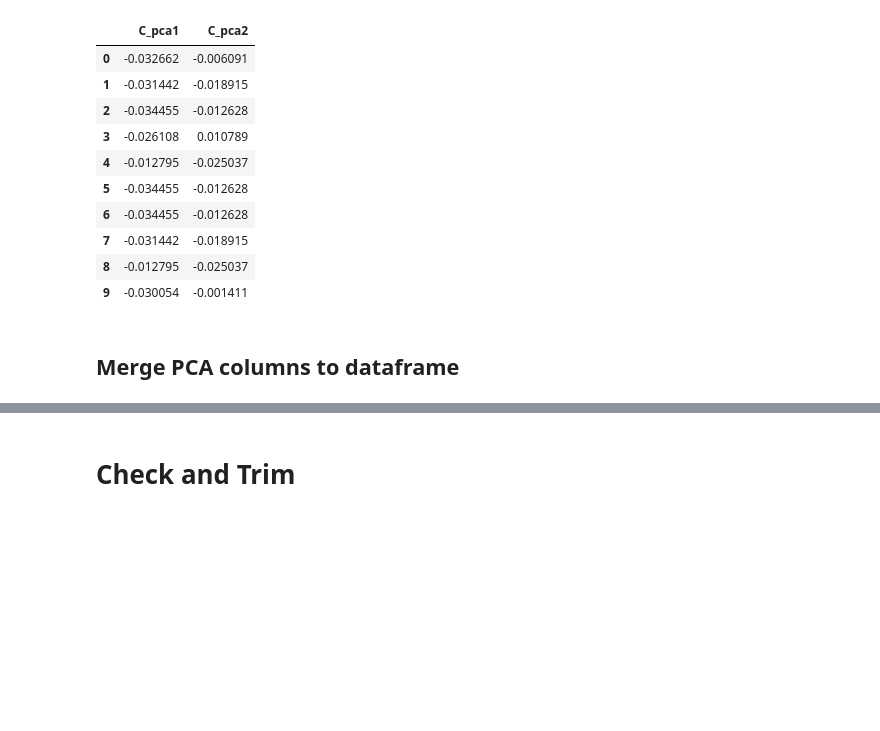
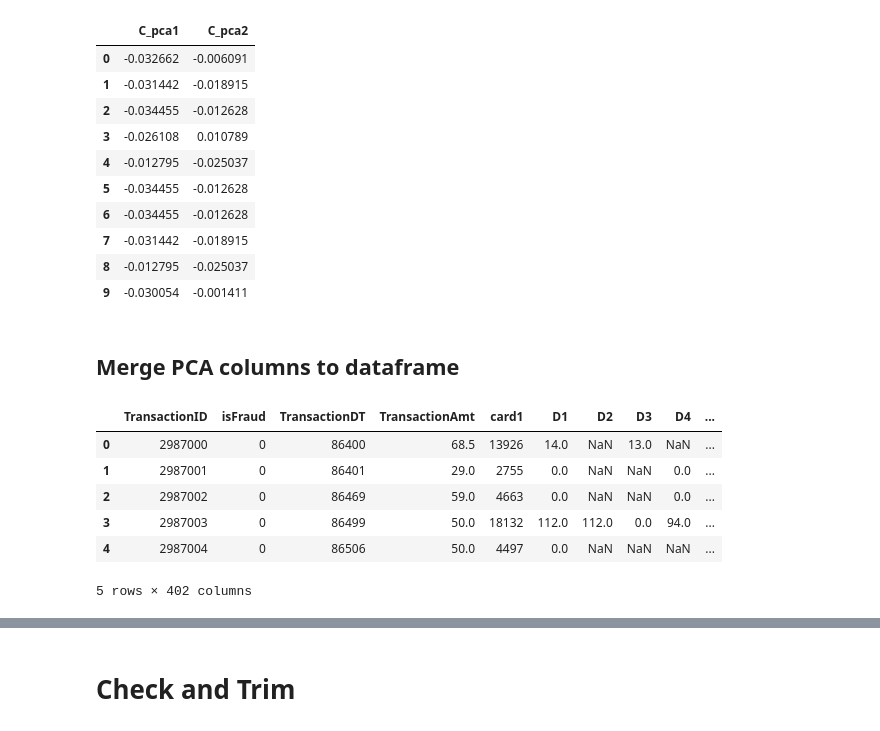
Before and after one commit to hw79chopin/Kaggle_Card_fraud_detection, a Jupyter notebook: esther_workspace/transaction_preproc.ipynb, the cells around one changed output, grey strips where cells are left out. Cells and saved outputs as stored; diff of their text form; code cells hidden in the pictures; blank space fills up the shorter version.

```diff
--- a/esther_workspace/transaction_preproc.ipynb
+++ b/esther_workspace/transaction_preproc.ipynb
@@ -407,3 +400,14 @@ c_pca_df.head(10)
 | 9 | -0.030054 | -0.001411 |
 # %% [markdown]
 ## Merge PCA columns to dataframe
+# %%
+trns_dum['tmp'] = range(trns_dum.shape[0])
+trns_dum.head()
+# %% [output]
+|  | TransactionID | isFraud | TransactionDT | TransactionAmt | card1 | D1 | D2 | D3 | D4 | ... |
+| 0 | 2987000 | 0 | 86400 | 68.5 | 13926 | 14.0 | NaN | 13.0 | NaN | ... |
+| 1 | 2987001 | 0 | 86401 | 29.0 | 2755 | 0.0 | NaN | NaN | 0.0 | ... |
+| 2 | 2987002 | 0 | 86469 | 59.0 | 4663 | 0.0 | NaN | NaN | 0.0 | ... |
+| 3 | 2987003 | 0 | 86499 | 50.0 | 18132 | 112.0 | 112.0 | 0.0 | 94.0 | ... |
+| 4 | 2987004 | 0 | 86506 | 50.0 | 4497 | 0.0 | NaN | NaN | NaN | ... |
+5 rows × 402 columns
```
Also changed, not shown: parts of 14 cells of this notebook, 6 other files.
